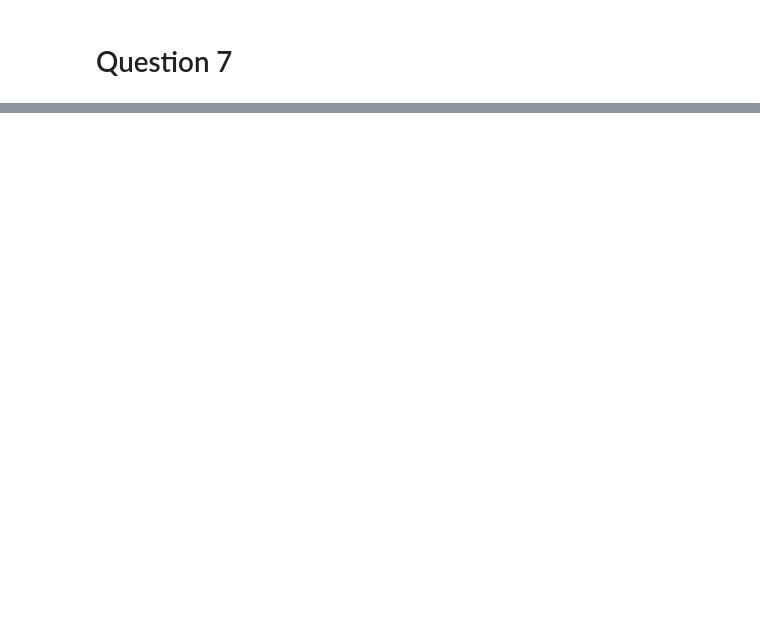
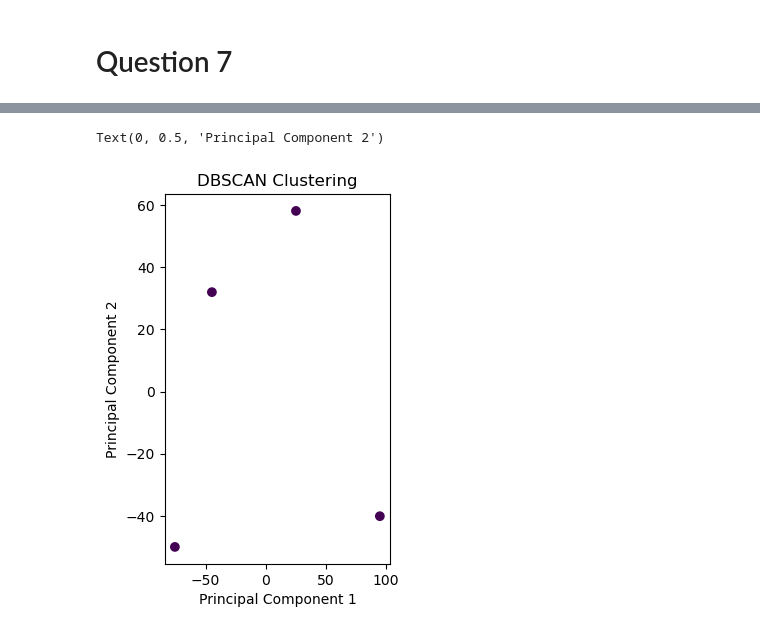
Before and after one commit to RinjieMX/ExplainAI_TD4, a Jupyter notebook: Notebook_TD4.ipynb, the cells around one changed output, grey strips where cells are left out. Saved outputs shown, nothing was run; the diff lists cells and outputs as text; code cells hidden in the pictures; blank space fills up the shorter version.

```diff
--- a/Notebook_TD4.ipynb
+++ b/Notebook_TD4.ipynb
@@ -712,0 +723,9 @@ plt.show()
+# %%
+plt.subplot(1, 2, 2)
+plt.scatter(shapley_pca[:, 0], shapley_pca[:, 1], c=dbscan_clusters, cmap='viridis')
+plt.title('DBSCAN Clustering')
+plt.xlabel('Principal Component 1')
+plt.ylabel('Principal Component 2')
+# %% [output]
+Text(0, 0.5, 'Principal Component 2')
+[figure, added]
```
Also changed, not shown: parts of 30 cells of this notebook.
